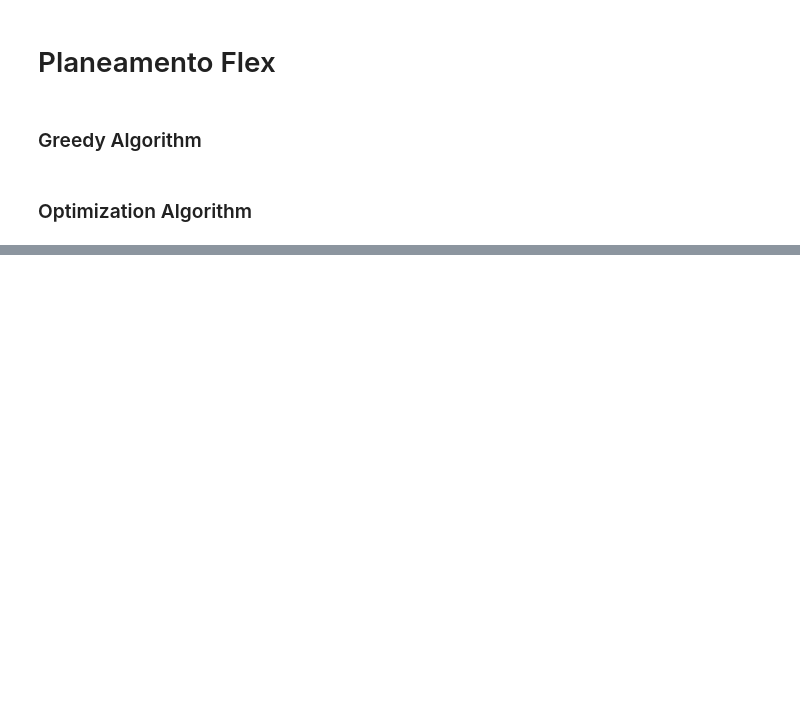
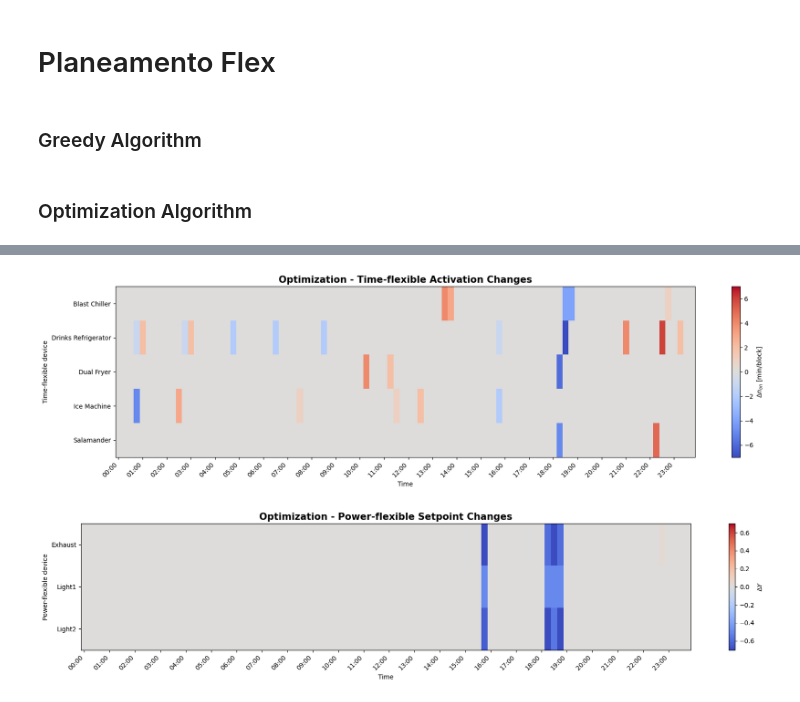
Before and after one commit to luistmartins/thesis_ik, a Jupyter notebook: Planeamento_Flexibility_24.ipynb, the cells around one changed output, grey strips where cells are left out. Cells and saved outputs as stored; diff of their text form; code cells hidden in the pictures; blank space fills up the shorter version.

```diff
--- a/Planeamento_Flexibility_24.ipynb
+++ b/Planeamento_Flexibility_24.ipynb
@@ -2144,0 +2530,14 @@ Delta energy [Wh]: 166.66666666666666
+# %%
+plot_time_flexible_activation_heatmap(
+    optimization_15min_device,
+    title="Optimization - Time-flexible Activation Changes",
+    block_size=BLOCK_SIZE
+)
+
+plot_power_flexible_y_heatmap(
+    optimization_15min_device,
+    title="Optimization - Power-flexible Setpoint Changes"
+)
+# %% [output]
+[figure, added]
+[figure, added]
```
Also changed, not shown: parts of 10 cells of this notebook.
